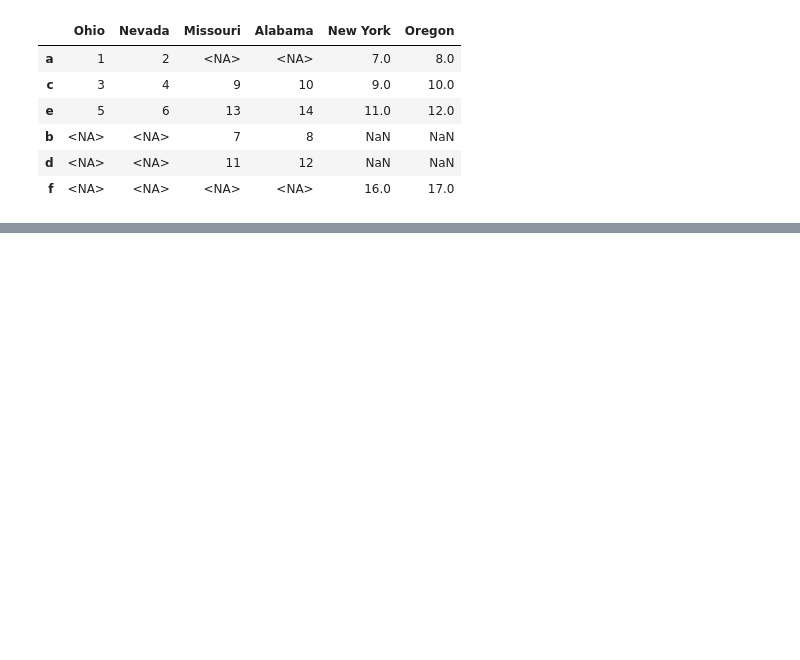
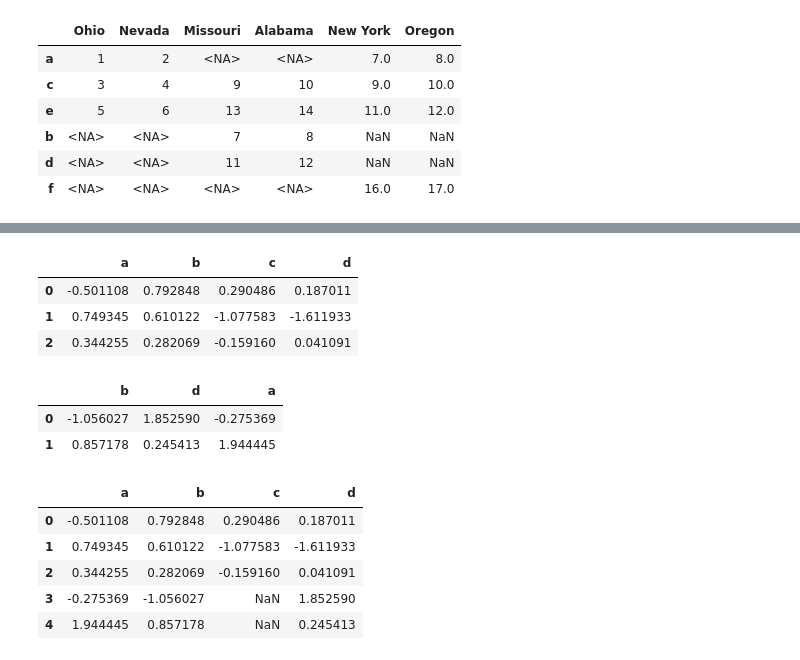
Before and after one commit to MottuqeBrid/learn-DA, a Jupyter notebook: 8 Data Wrangling Join_Combine_and Reshape.ipynb, the cells around one changed output, grey strips where cells are left out. Cells and saved outputs as stored; diff of their text form; code cells hidden in the pictures; blank space fills up the shorter version.

```diff
--- a/8 Data Wrangling Join_Combine_and Reshape.ipynb
+++ b/8 Data Wrangling Join_Combine_and Reshape.ipynb
@@ -624,0 +749,26 @@ left2.join([right2, another], how="outer")
+# %%
+df1 = pd.DataFrame(np.random.standard_normal((3, 4)),
+                   columns=['a', 'b', 'c', 'd'])
+df1
+# %% [output]
+|  | a | b | c | d |
+| 0 | -0.501108 | 0.792848 | 0.290486 | 0.187011 |
+| 1 | 0.749345 | 0.610122 | -1.077583 | -1.611933 |
+| 2 | 0.344255 | 0.282069 | -0.159160 | 0.041091 |
+# %%
+df2 = pd.DataFrame(np.random.standard_normal((2, 3)),
+                   columns=['b', 'd', 'a'])
+df2
+# %% [output]
+|  | b | d | a |
+| 0 | -1.056027 | 1.852590 | -0.275369 |
+| 1 | 0.857178 | 0.245413 | 1.944445 |
+# %%
+pd.concat([df1, df2], ignore_index=True)
+# %% [output]
+|  | a | b | c | d |
+| 0 | -0.501108 | 0.792848 | 0.290486 | 0.187011 |
+| 1 | 0.749345 | 0.610122 | -1.077583 | -1.611933 |
+| 2 | 0.344255 | 0.282069 | -0.159160 | 0.041091 |
+| 3 | -0.275369 | -1.056027 | NaN | 1.852590 |
+| 4 | 1.944445 | 0.857178 | NaN | 0.245413 |
```
Also changed, not shown: parts of 22 cells of this notebook.
